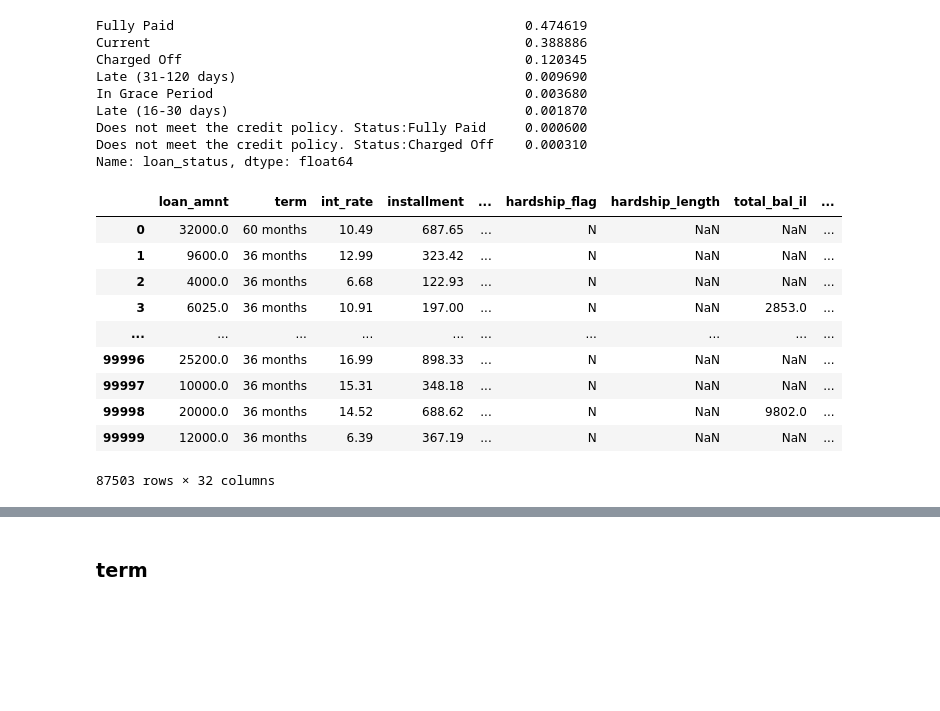
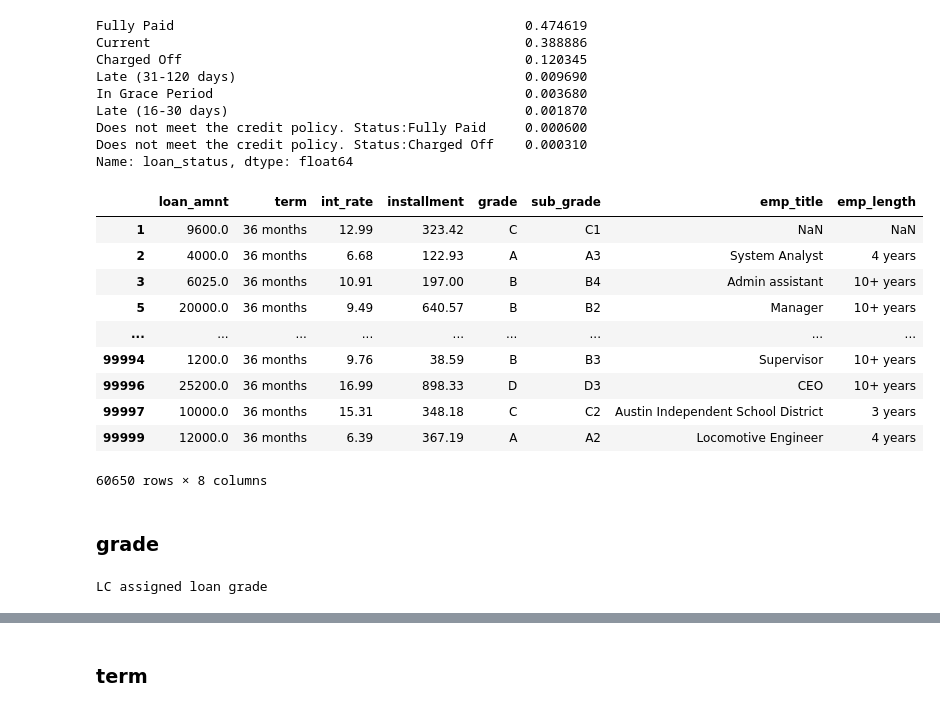
Before and after one commit to Alex1iv/Loan_repayment, a Jupyter notebook: notebooks/Loan_repayment.ipynb, the cells around one changed output, grey strips where cells are left out. Saved outputs shown, nothing was run; the diff lists cells and outputs as text; code cells hidden in the pictures; blank space fills up the shorter version.

```diff
--- a/notebooks/Loan_repayment.ipynb
+++ b/notebooks/Loan_repayment.ipynb
@@ -161,17 +161,23 @@ Does not meet the credit policy. Status:Fully Paid     0.000600
 Does not meet the credit policy. Status:Charged Off    0.000310
 Name: loan_status, dtype: float64
 # %%
-data = data.query("loan_status in ['Current', 'Fully Paid', 'Fharged Off', 'Late (31-120 days)', 'Late (16-30 days)']")
-data
+data = data.query("loan_status in ['Fully Paid', 'Charged Off', 'Late (31-120 days)', 'Late (16-30 days)']") #'Current',
+data.iloc[:,:8]
 # %% [output]
-|  | loan_amnt | term | int_rate | installment | ... | hardship_flag | hardship_length | total_bal_il | ... |
-| 0 | 32000.0 | 60 months | 10.49 | 687.65 | ... | N | NaN | NaN | ... |
-| 1 | 9600.0 | 36 months | 12.99 | 323.42 | ... | N | NaN | NaN | ... |
-| 2 | 4000.0 | 36 months | 6.68 | 122.93 | ... | N | NaN | NaN | ... |
-| 3 | 6025.0 | 36 months | 10.91 | 197.00 | ... | N | NaN | 2853.0 | ... |
-| ... | ... | ... | ... | ... | ... | ... | ... | ... | ... |
-| 99996 | 25200.0 | 36 months | 16.99 | 898.33 | ... | N | NaN | NaN | ... |
-| 99997 | 10000.0 | 36 months | 15.31 | 348.18 | ... | N | NaN | NaN | ... |
-| 99998 | 20000.0 | 36 months | 14.52 | 688.62 | ... | N | NaN | 9802.0 | ... |
-| 99999 | 12000.0 | 36 months | 6.39 | 367.19 | ... | N | NaN | NaN | ... |
+|  | loan_amnt | term | int_rate | installment | grade | sub_grade | emp_title | emp_length |
+| 1 | 9600.0 | 36 months | 12.99 | 323.42 | C | C1 | NaN | NaN |
+| 2 | 4000.0 | 36 months | 6.68 | 122.93 | A | A3 | System Analyst | 4 years |
+| 3 | 6025.0 | 36 months | 10.91 | 197.00 | B | B4 | Admin assistant | 10+ years |
+| 5 | 20000.0 | 36 months | 9.49 | 640.57 | B | B2 | Manager | 10+ years |
+| ... | ... | ... | ... | ... | ... | ... | ... | ... |
+| 99994 | 1200.0 | 36 months | 9.76 | 38.59 | B | B3 | Supervisor | 10+ years |
+| 99996 | 25200.0 | 36 months | 16.99 | 898.33 | D | D3 | CEO | 10+ years |
+| 99997 | 10000.0 | 36 months | 15.31 | 348.18 | C | C2 | Austin Independent School District | 3 years |
+| 99999 | 12000.0 | 36 months | 6.39 | 367.19 | A | A2 | Locomotive Engineer | 4 years |
-87503 rows × 32 columns
+60650 rows × 8 columns
+# %% [markdown]
+### grade
+# %%
+get_descr('grade')
+# %% [output]
+LC assigned loan grade
```
Also changed, not shown: parts of 16 cells of this notebook.
